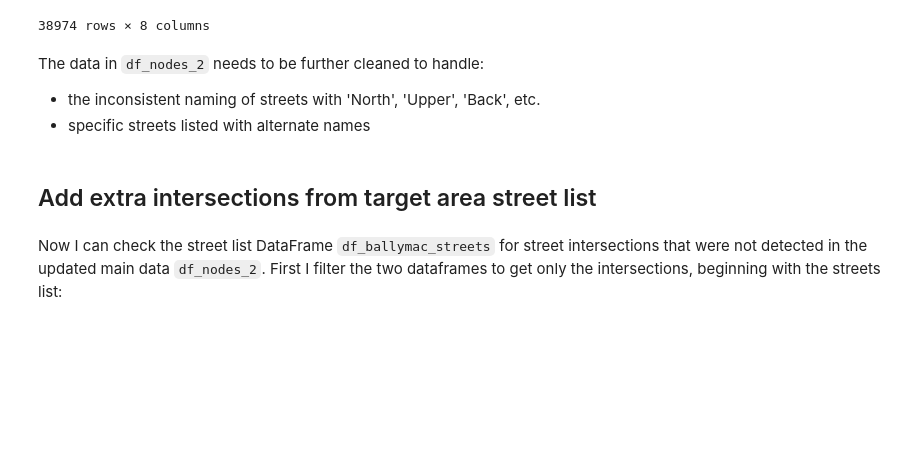
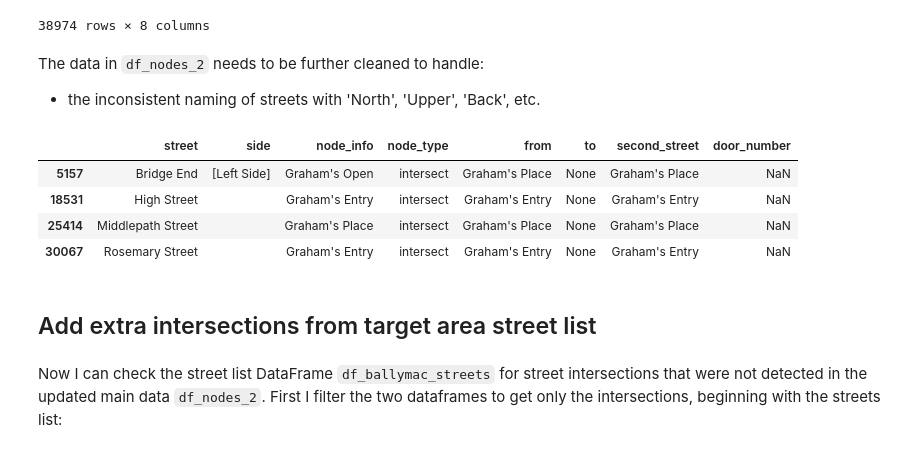
Before and after one commit to sian0x0/Map-Extinct-Addresses, a Jupyter notebook: ballymacarrett-extract.ipynb, the cells around one changed output. Saved outputs shown, nothing was run; the diff lists cells and outputs as text; code cells hidden in the pictures; blank space fills up the shorter version.

Commit message:
standardisation of street name variants

```diff
--- a/ballymacarrett-extract.ipynb
+++ b/ballymacarrett-extract.ipynb
@@ -447,4 +465,3 @@ df_nodes_2
 # %% [markdown]
 The data in `df_nodes_2` needs to be further cleaned to handle:
 * the inconsistent naming of streets with 'North', 'Upper', 'Back', etc.
-* specific streets listed with alternate names
@@ -452,0 +468,8 @@ The data in `df_nodes_2` needs to be further cleaned to handle:
+# %%
+df_nodes_2[df_nodes_2['second_street'].str.contains('Graham', na=False)]
+# %% [output]
+|  | street | side | node_info | node_type | from | to | second_street | door_number |
+| 5157 | Bridge End | [Left Side] | Graham's Open | intersect | Graham's Place | None | Graham's Place | NaN |
+| 18531 | High Street |  | Graham's Entry | intersect | Graham's Entry | None | Graham's Entry | NaN |
+| 25414 | Middlepath Street |  | Graham's Place | intersect | Graham's Place | None | Graham's Place | NaN |
+| 30067 | Rosemary Street |  | Graham's Entry | intersect | Graham's Entry | None | Graham's Entry | NaN |
```
Also changed, not shown: parts of 14 cells of this notebook.
